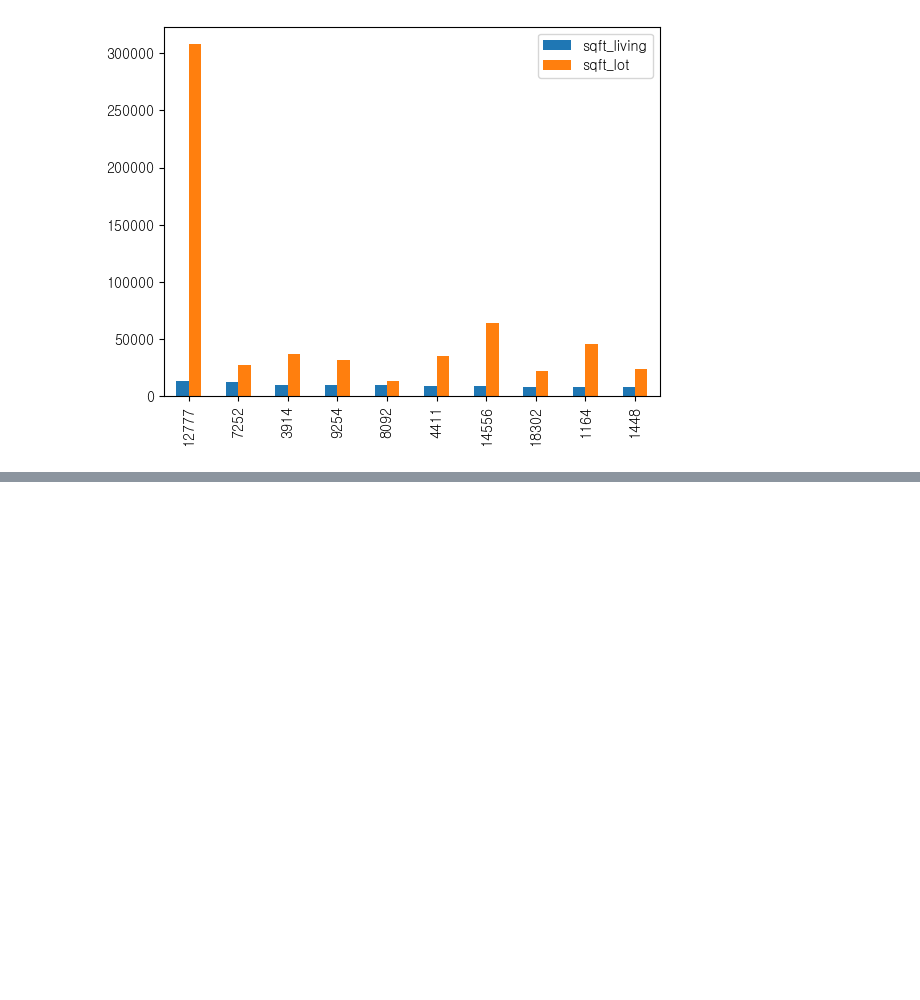
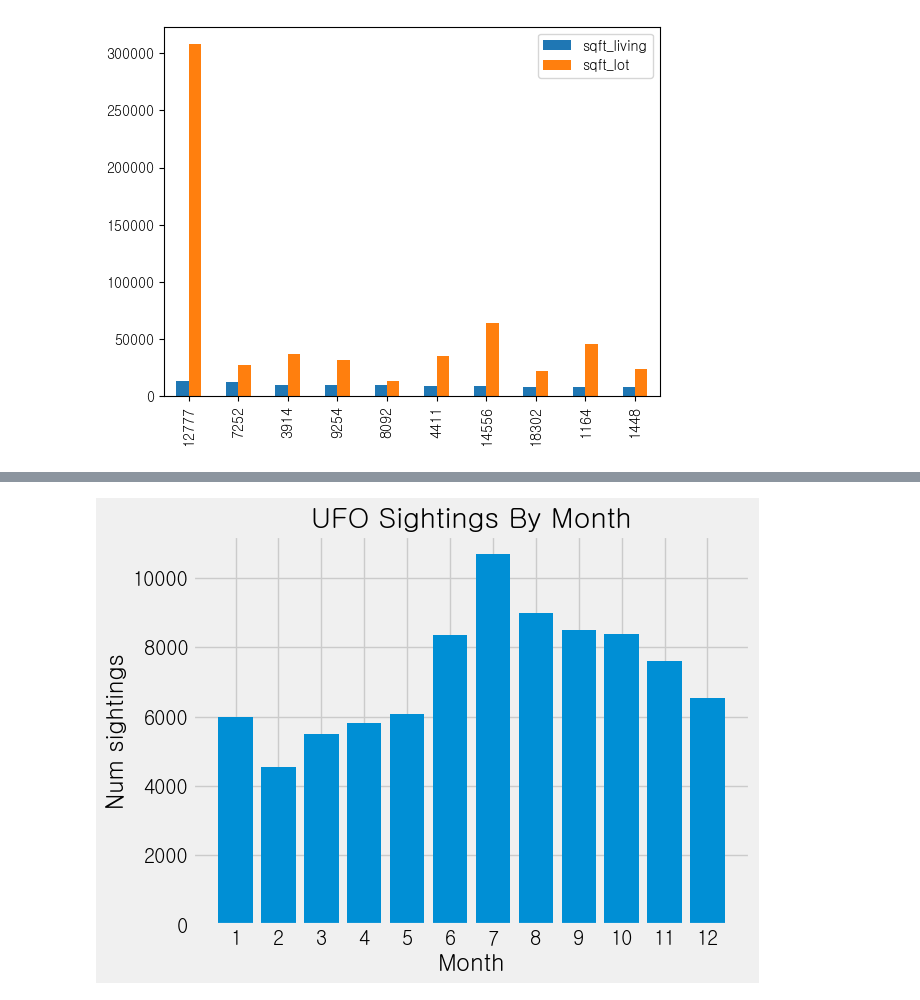
Before and after one commit to choi55j/-2023-09, a Jupyter notebook: choi/수파이썬/12강.ipynb, the cells around one changed output, grey strips where cells are left out. Saved outputs shown, nothing was run; the diff lists cells and outputs as text; code cells hidden in the pictures; blank space fills up the shorter version.

```diff
--- a/choi/수파이썬/12강.ipynb
+++ b/choi/수파이썬/12강.ipynb
@@ -212,0 +206,10 @@ ufos
+# %%
+month = ufos["date_time"].dt.month.value_counts()
+plt.xticks([1,2,3,4,5,6,7,8,9,10,11,12])
+plt.bar(month.index.values, month)
+plt.title("UFO Sightings By Month")
+plt.ylabel("Num sightings")
+plt.xlabel("Month")
+plt.style.use('fivethirtyeight')
+# %% [output]
+[figure, added]
```
Also changed, not shown: parts of 8 cells of this notebook.
